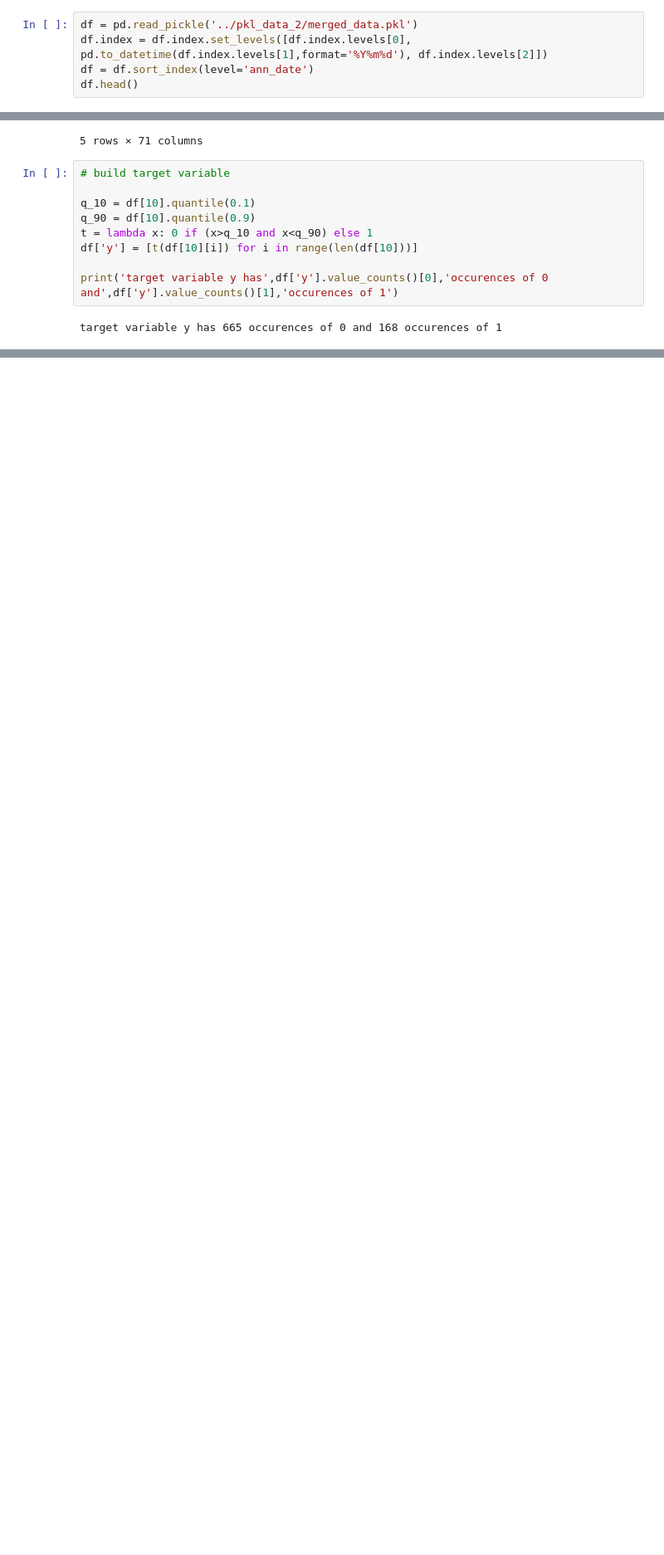
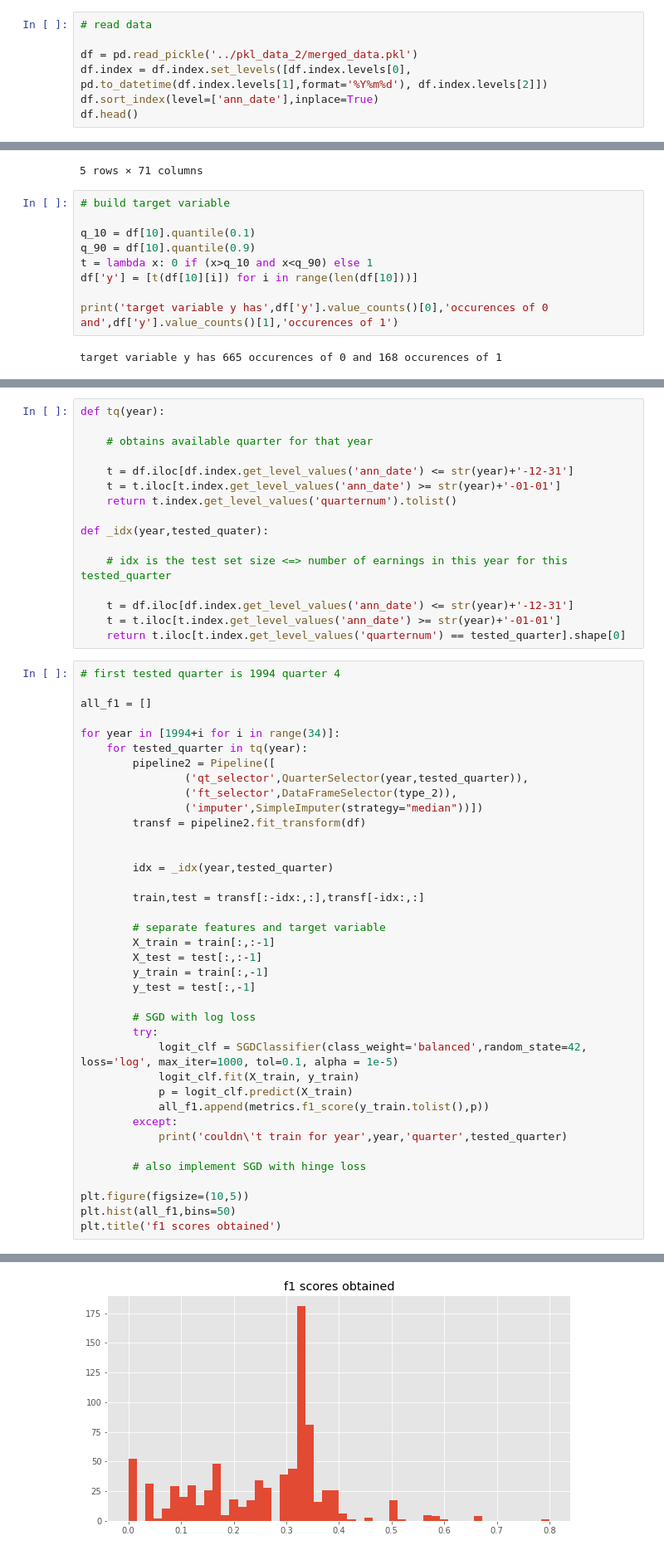
Before and after one commit to rmfeng/dsqfltproject, a Jupyter notebook: notebooks/part_2_models.ipynb, the cells around one changed output, grey strips where cells are left out. Shown at 83% size. Drawn from its saved outputs; the diff is of its cells as text; blank space fills up the shorter version.

Commit message:
SGD implementation

```diff
--- a/notebooks/part_2_models.ipynb
+++ b/notebooks/part_2_models.ipynb
@@ -12,9 +13,11 @@ import datetime
 %matplotlib inline
 plt.style.use('ggplot')
 # %%
+# read data
+
 df = pd.read_pickle('../pkl_data_2/merged_data.pkl')
 df.index = df.index.set_levels([df.index.levels[0], pd.to_datetime(df.index.levels[1],format='%Y%m%d'), df.index.levels[2]])
-df = df.sort_index(level='ann_date')
+df.sort_index(level=['ann_date'],inplace=True)
 df.head()
 # %% [output]
 |  |  |  | -30 | -29 | -28 | -27 | -26 | -25 | -24 | -23 | -22 | ... |
@@ -61,0 +76,55 @@ pipeline2 = Pipeline([
+# %%
+def tq(year):
+
+    # obtains available quarter for that year
+
+    t = df.iloc[df.index.get_level_values('ann_date') <= str(year)+'-12-31']
+    t = t.iloc[t.index.get_level_values('ann_date') >= str(year)+'-01-01']
+    return t.index.get_level_values('quarternum').tolist()
+
+def _idx(year,tested_quater):
+
+    # idx is the test set size <=> number of earnings in this year for this tested_quarter
+
+    t = df.iloc[df.index.get_level_values('ann_date') <= str(year)+'-12-31']
+    t = t.iloc[t.index.get_level_values('ann_date') >= str(year)+'-01-01']
+    return t.iloc[t.index.get_level_values('quarternum') == tested_quarter].shape[0]
+# %%
+# first tested quarter is 1994 quarter 4
+
+all_f1 = []
+
+for year in [1994+i for i in range(34)]:
+    for tested_quarter in tq(year):
+        pipeline2 = Pipeline([
+                ('qt_selector',QuarterSelector(year,tested_quarter)),
+                ('ft_selector',DataFrameSelector(type_2)),
+                ('imputer',SimpleImputer(strategy="median"))])
+        transf = pipeline2.fit_transform(df)
+
+
+        idx = _idx(year,tested_quarter)
+
+        train,test = transf[:-idx:,:],transf[-idx:,:]
+
+        # separate features and target variable
+        X_train = train[:,:-1]
+        X_test = test[:,:-1]
+        y_train = train[:,-1]
+        y_test = test[:,-1]
+
+        # SGD with log loss
+        try:
+            logit_clf = SGDClassifier(class_weight='balanced',random_state=42, loss='log', max_iter=1000, tol=0.1, alpha = 1e-5)
+            logit_clf.fit(X_train, y_train)
+            p = logit_clf.predict(X_train)
+            all_f1.append(metrics.f1_score(y_train.tolist(),p))
+        except:
+            print('couldn\'t train for year',year,'quarter',tested_quarter)
+
+        # also implement SGD with hinge loss
+
+plt.figure(figsize=(10,5))
+plt.hist(all_f1,bins=50)
+plt.title('f1 scores obtained')
+# %% [output]
@@ -61,0 +133 @@ pipeline2 = Pipeline([
+[figure, added]
```
Also changed, not shown: parts of 5 cells of this notebook.
